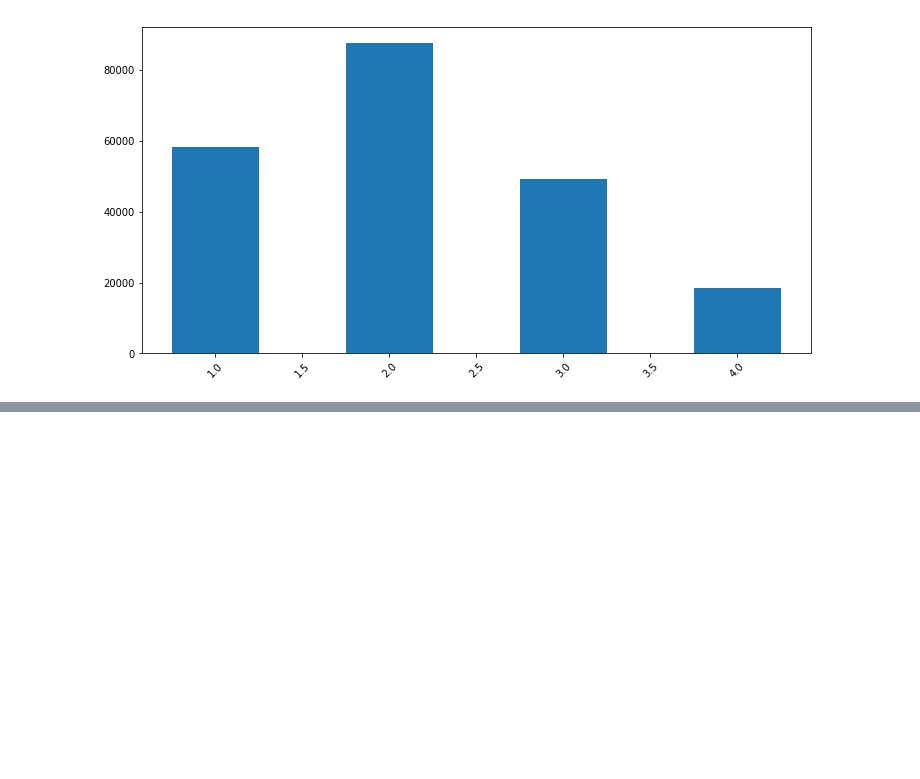
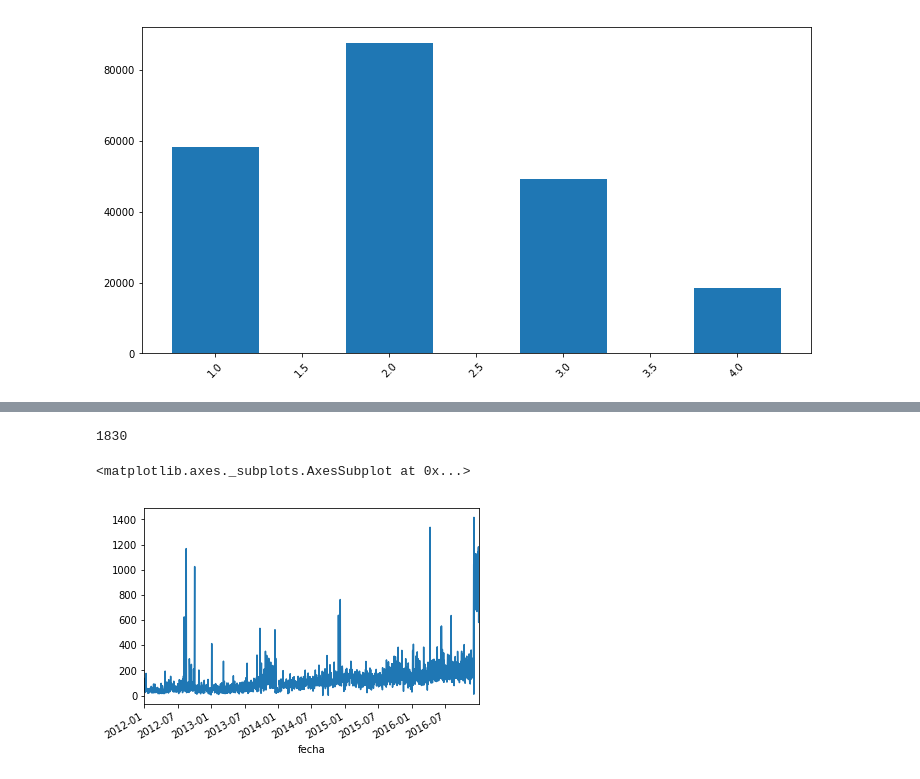
Before and after one commit to rozanecm/7506_2c2019_tp1, a Jupyter notebook: notebooks/basic general analysis by rozanecm.ipynb, the cells around one changed output, grey strips where cells are left out. Drawn from its saved outputs; the diff is of its cells as text; code cells hidden in the pictures; blank space fills up the shorter version.

```diff
--- a/notebooks/basic general analysis by rozanecm.ipynb
+++ b/notebooks/basic general analysis by rozanecm.ipynb
@@ -453 +674,10 @@ Index(['id', 'titulo', 'descripcion', 'tipodepropiedad', 'direccion', 'ciudad',
       dtype='object')
+# %%
+df['fecha'].nunique()
+# %% [output]
+1830
+# %%
+df.groupby('fecha')['id'].count().plot()
+# %% [output]
+<matplotlib.axes._subplots.AxesSubplot at 0x...>
+[figure, added]
```
Also changed, not shown: parts of 34 cells of this notebook, 1 other file.
